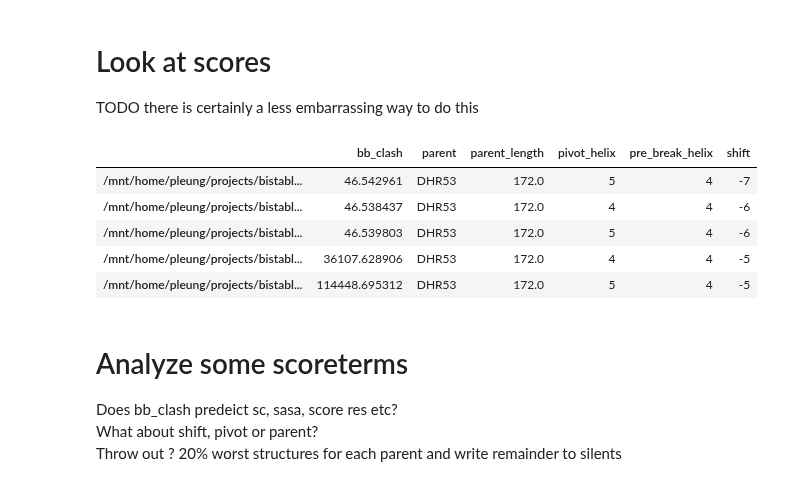
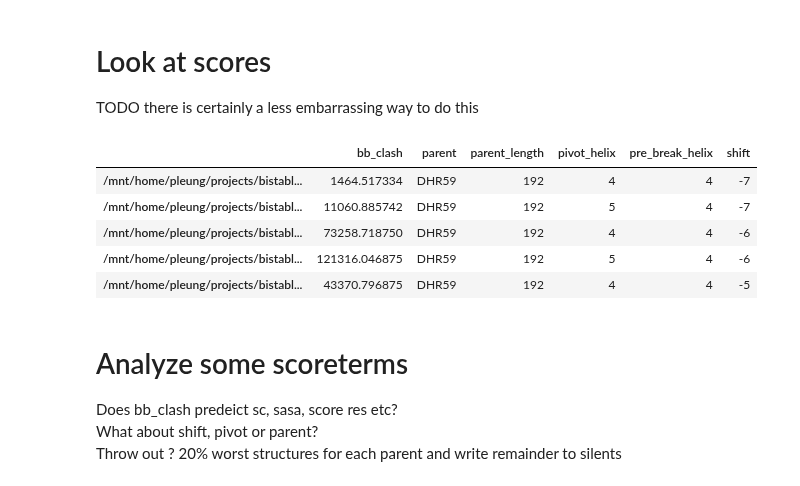
Before and after one commit to proleu/hinges, a Jupyter notebook: 01_make_states.ipynb, the cells around one changed output. Saved outputs shown, nothing was run; the diff lists cells and outputs as text; code cells hidden in the pictures.

```diff
--- a/01_make_states.ipynb
+++ b/01_make_states.ipynb
@@ -349,26 +342,26 @@ TODO there is certainly a less embarrassing way to do this
 # %%
 def read_scorefile(scores):
     import pandas as pd
     scores = pd.read_json(scores, orient="records", typ="frame", lines=True)
     scores = scores.T
     mat = scores.values
     n = mat.shape[0]
     dicts = list(mat[range(n), range(n)])
     index = scores.index
     tabulated_scores = pd.DataFrame(dicts, index=index)
     return tabulated_scores
 
-output_path = os.path.join(os.getcwd(), "states")
+output_path = os.path.join(os.getcwd(), "01_make_states")
 scores = os.path.join(output_path, "scores.json")
 scores_df = read_scorefile(scores)
 scores_df.head()
 # %% [output]
 |  | bb_clash | parent | parent_length | pivot_helix | pre_break_helix | shift |
-| /mnt/home/pleung/projects/bistabl... | 46.542961 | DHR53 | 172.0 | 5 | 4 | -7 |
-| /mnt/home/pleung/projects/bistabl... | 46.538437 | DHR53 | 172.0 | 4 | 4 | -6 |
-| /mnt/home/pleung/projects/bistabl... | 46.539803 | DHR53 | 172.0 | 5 | 4 | -6 |
-| /mnt/home/pleung/projects/bistabl... | 36107.628906 | DHR53 | 172.0 | 4 | 4 | -5 |
-| /mnt/home/pleung/projects/bistabl... | 114448.695312 | DHR53 | 172.0 | 5 | 4 | -5 |
+| /mnt/home/pleung/projects/bistabl... | 1464.517334 | DHR59 | 192 | 4 | 4 | -7 |
+| /mnt/home/pleung/projects/bistabl... | 11060.885742 | DHR59 | 192 | 5 | 4 | -7 |
+| /mnt/home/pleung/projects/bistabl... | 73258.718750 | DHR59 | 192 | 4 | 4 | -6 |
+| /mnt/home/pleung/projects/bistabl... | 121316.046875 | DHR59 | 192 | 5 | 4 | -6 |
+| /mnt/home/pleung/projects/bistabl... | 43370.796875 | DHR59 | 192 | 4 | 4 | -5 |
 # %% [markdown]
 # Analyze some scoreterms
 Does bb_clash predeict sc, sasa, score res etc?
```
Also changed, not shown: parts of 24 cells of this notebook.
